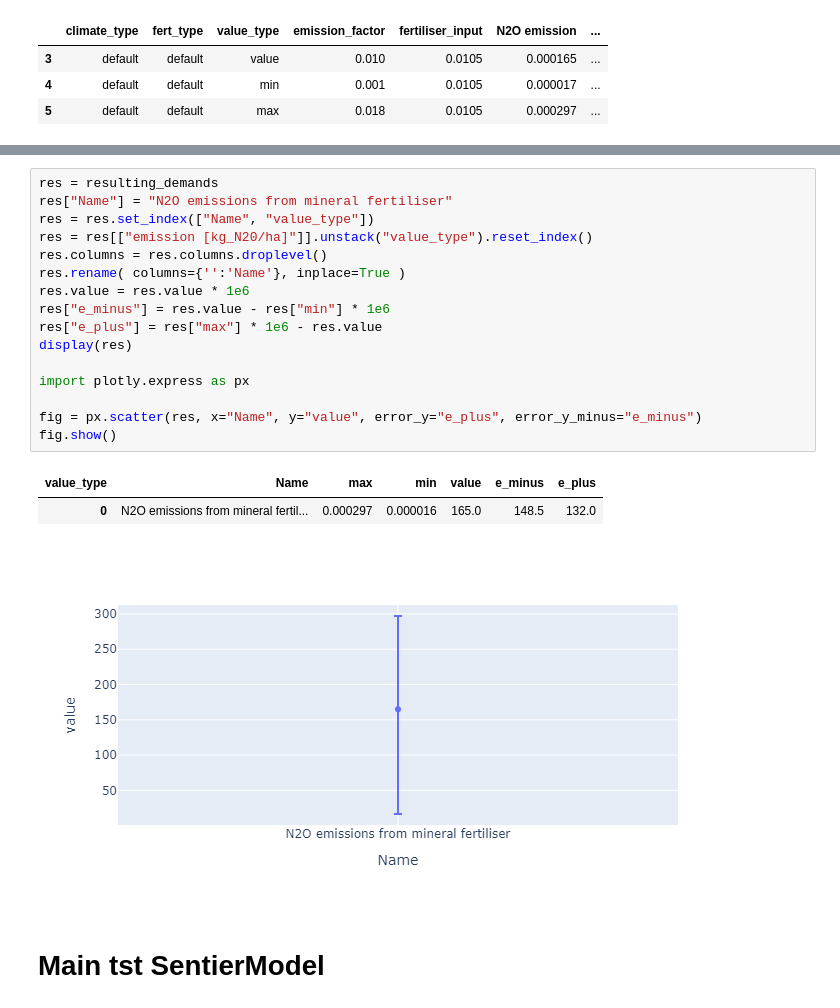
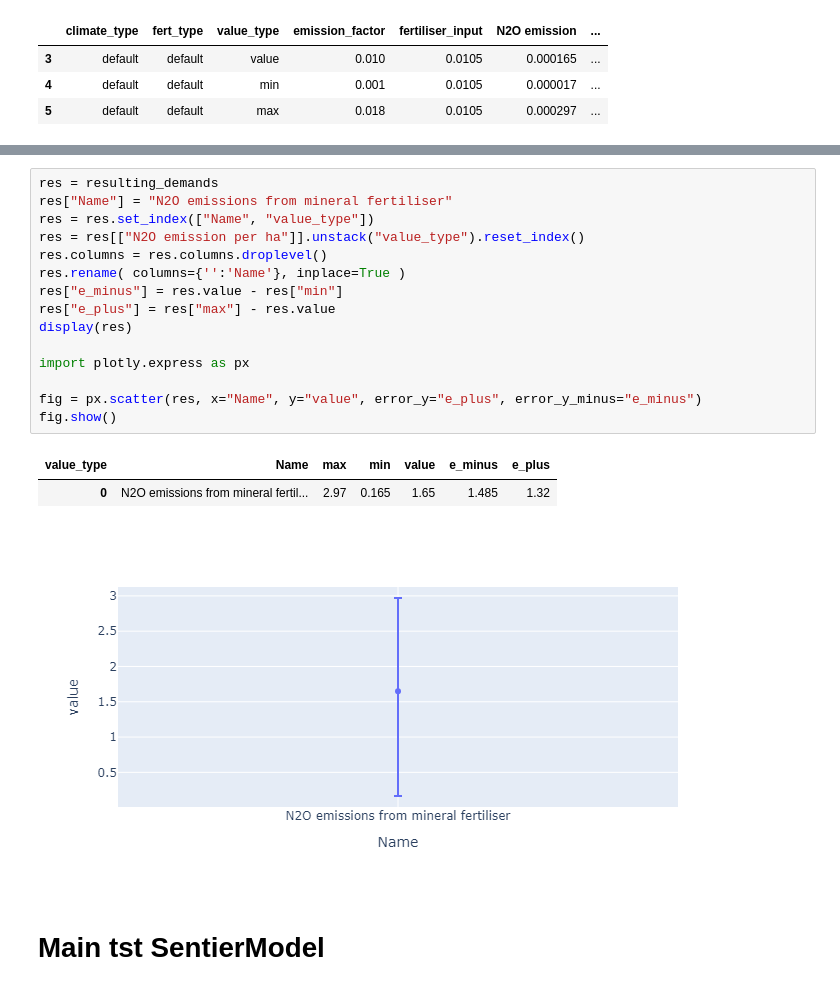
Before and after one commit to jbrun52/agripeeps, a Jupyter notebook: agripeeps/run.ipynb, the cells around one changed output, grey strips where cells are left out. Saved outputs shown, nothing was run; the diff lists cells and outputs as text.

Commit message:
fully working calculation with aggregated tables

```diff
--- a/agripeeps/run.ipynb
+++ b/agripeeps/run.ipynb
@@ -130,23 +111,22 @@ AttributeError: 'ModelSelect' object has no attribute 'dataframe'
 # %%
 res = resulting_demands
 res["Name"] = "N2O emissions from mineral fertiliser"
 res = res.set_index(["Name", "value_type"])
-res = res[["emission [kg_N20/ha]"]].unstack("value_type").reset_index()
+res = res[["N2O emission per ha"]].unstack("value_type").reset_index()
 res.columns = res.columns.droplevel()
 res.rename( columns={'':'Name'}, inplace=True )
-res.value = res.value * 1e6
-res["e_minus"] = res.value - res["min"] * 1e6
-res["e_plus"] = res["max"] * 1e6 - res.value
+res["e_minus"] = res.value - res["min"]
+res["e_plus"] = res["max"] - res.value
 display(res)
 
 import plotly.express as px
 
 fig = px.scatter(res, x="Name", y="value", error_y="e_plus", error_y_minus="e_minus")
 fig.show()
 # %% [output]
 | value_type | Name | max | min | value | e_minus | e_plus |
-| 0 | N2O emissions from mineral fertil... | 0.000297 | 0.000016 | 165.0 | 148.5 | 132.0 |
+| 0 | N2O emissions from mineral fertil... | 2.97 | 0.165 | 1.65 | 1.485 | 1.32 |
-[figure, old version]
+[figure, new version]
 # %% [markdown]
 # Main tst SentierModel
 # %%
```
Also changed, not shown: parts of 3 cells of this notebook, 1 other file.
